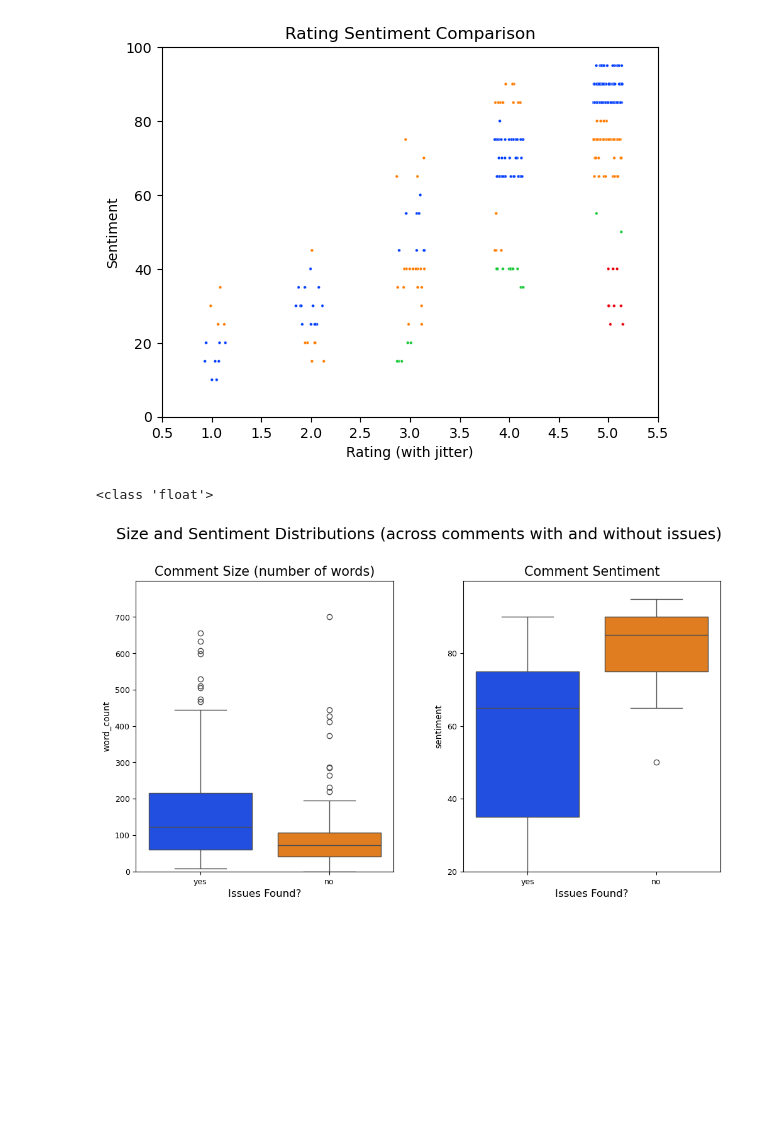
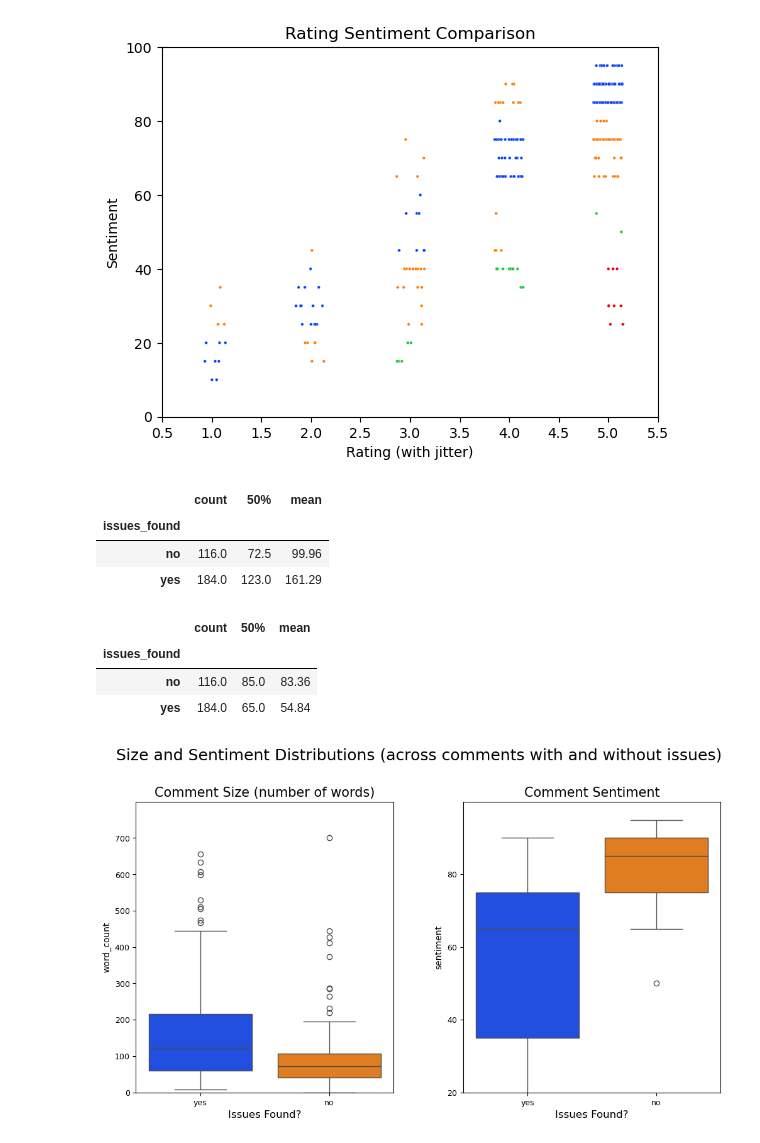
Before and after one commit to evanpaddock/MIS501_PA4, a Jupyter notebook: PA4.ipynb, the cells around one changed output. Saved outputs shown, nothing was run; the diff lists cells and outputs as text; code cells hidden in the pictures; blank space fills up the shorter version.

```diff
--- a/PA4.ipynb
+++ b/PA4.ipynb
@@ -185,10 +185,20 @@ plt.show()
 [figure]
 # %%
 info_df["issues_found"] = info_df["issue_clean"].apply(lambda x: "no" if x is np.nan else "yes")
+issue_found_word = round(info_df.groupby("issues_found")["word_count"].describe()[["count","50%", "mean"]], 2)
+issue_found_sentiment = round(info_df.groupby("issues_found")["sentiment"].describe()[["count","50%", "mean"]], 2)
 
-pd.crosstab(info_df["issues_found"], info_df[""])
+display(issue_found_word)
+display(issue_found_sentiment)
 # %% [output]
-<class 'float'>
+|  | count | 50% | mean |
+| issues_found |  |  |  |
+| no | 116.0 | 72.5 | 99.96 |
+| yes | 184.0 | 123.0 | 161.29 |
+|  | count | 50% | mean |
+| issues_found |  |  |  |
+| no | 116.0 | 85.0 | 83.36 |
+| yes | 184.0 | 65.0 | 54.84 |
 # %%
 fig, axes = plt.subplots(1,2, figsize=(12,6))
 
```
Also changed, not shown: parts of 3 cells of this notebook.
